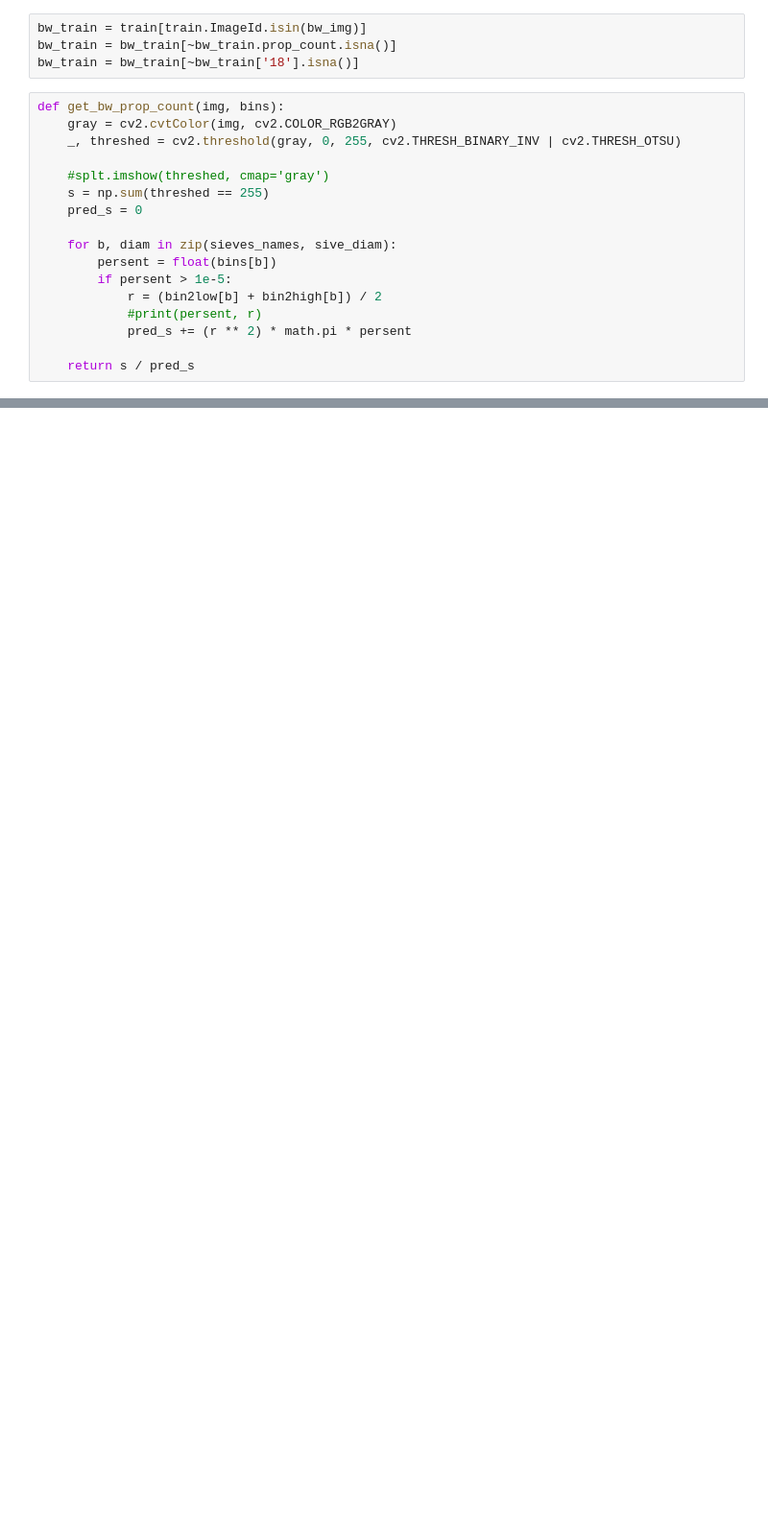
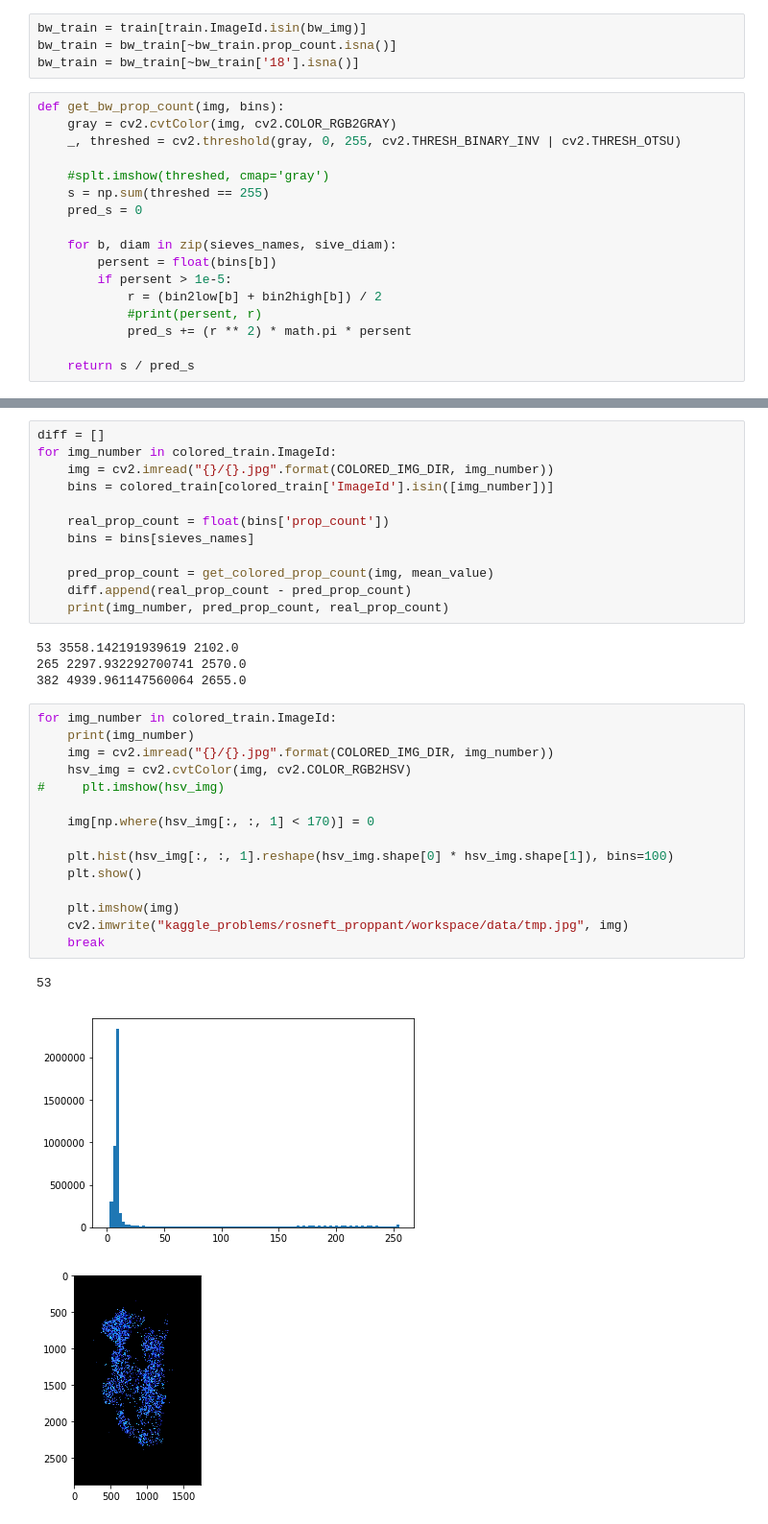
Before and after one commit to skrydg/ml, a Jupyter notebook: kaggle_problems/rosneft_proppant/count_detection.ipynb, the cells around one changed output, grey strips where cells are left out. Shown: that part at 96% size. Cells and saved outputs as stored; diff of their text form; blank space fills up the shorter version.

```diff
--- a/kaggle_problems/rosneft_proppant/count_detection.ipynb
+++ b/kaggle_problems/rosneft_proppant/count_detection.ipynb
@@ -110,0 +336,35 @@ np.mean(diff)
+# %%
+diff = []
+for img_number in colored_train.ImageId:
+    img = cv2.imread("{}/{}.jpg".format(COLORED_IMG_DIR, img_number))
+    bins = colored_train[colored_train['ImageId'].isin([img_number])]
+
+    real_prop_count = float(bins['prop_count'])
+    bins = bins[sieves_names]
+
+    pred_prop_count = get_colored_prop_count(img, mean_value)
+    diff.append(real_prop_count - pred_prop_count)
+    print(img_number, pred_prop_count, real_prop_count)
+# %% [output]
+53 3558.142191939619 2102.0
+265 2297.932292700741 2570.0
+382 4939.961147560064 2655.0
+# %%
+for img_number in colored_train.ImageId:
+    print(img_number)
+    img = cv2.imread("{}/{}.jpg".format(COLORED_IMG_DIR, img_number))
+    hsv_img = cv2.cvtColor(img, cv2.COLOR_RGB2HSV)
+#     plt.imshow(hsv_img)
+
+    img[np.where(hsv_img[:, :, 1] < 170)] = 0
+
+    plt.hist(hsv_img[:, :, 1].reshape(hsv_img.shape[0] * hsv_img.shape[1]), bins=100)
+    plt.show()
+
+    plt.imshow(img)
+    cv2.imwrite("kaggle_problems/rosneft_proppant/workspace/data/tmp.jpg", img)
+    break
+# %% [output]
+53
+[figure, added]
+[figure, added]
```
Also changed, not shown: parts of 29 cells of this notebook, 18 other files.
